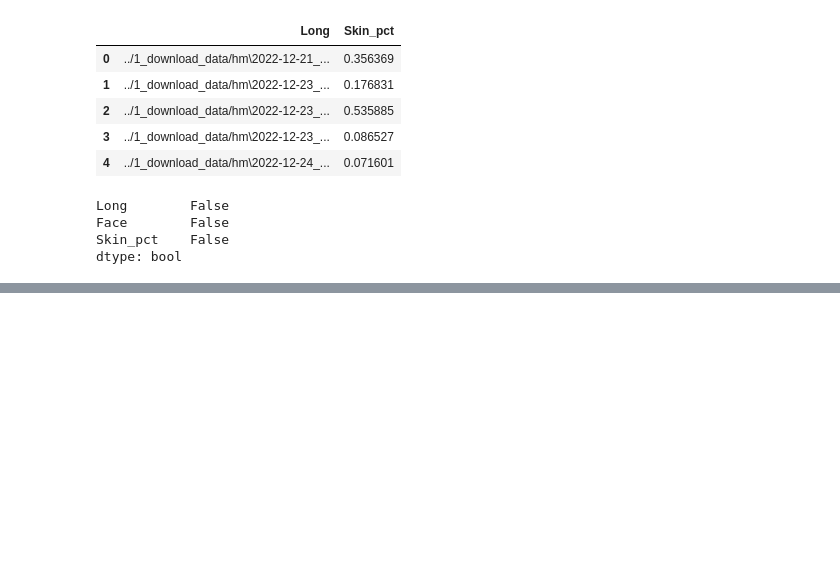
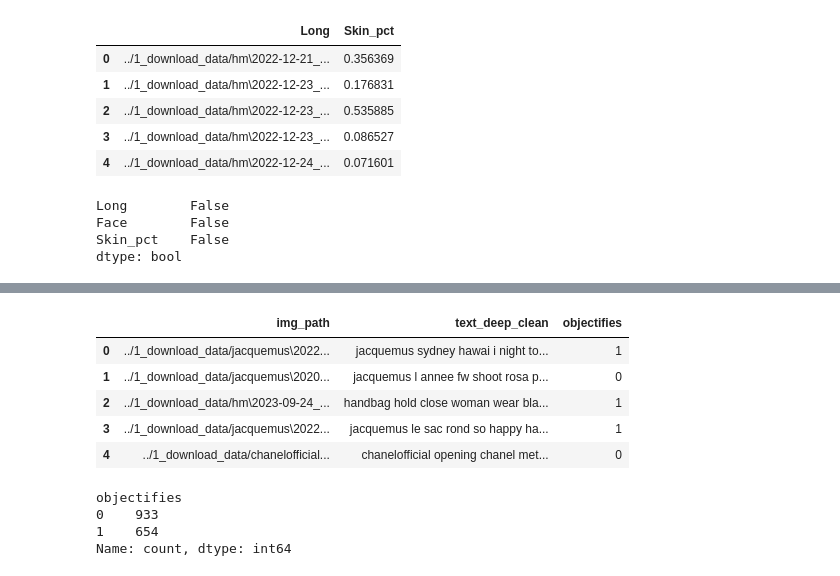
Before and after one commit to danielgvb/network_science, a Jupyter notebook: 3_wrangling/3_build_ml_df.ipynb, the cells around one changed output, grey strips where cells are left out. Cells and saved outputs as stored; diff of their text form; code cells hidden in the pictures; blank space fills up the shorter version.

```diff
--- a/3_wrangling/3_build_ml_df.ipynb
+++ b/3_wrangling/3_build_ml_df.ipynb
@@ -36 +63,19 @@ df_label =  pd.read_excel('../0_data//pictures_captions_autocaptions_v2.xlsx')
+# %%
+# keep only relevant data
+df_text = data[['img_path', 'text_deep_clean', 'objectifies']]
+df_text.head()
+# %% [output]
+|  | img_path | text_deep_clean | objectifies |
+| 0 | ../1_download_data/jacquemus\2022... | jacquemus sydney hawai i night to... | 1 |
+| 1 | ../1_download_data/jacquemus\2020... | jacquemus l annee fw shoot rosa p... | 0 |
+| 2 | ../1_download_data/hm\2023-09-24_... | handbag hold close woman wear bla... | 1 |
+| 3 | ../1_download_data/jacquemus\2022... | jacquemus le sac rond so happy ha... | 1 |
+| 4 | ../1_download_data/chanelofficial... | chanelofficial opening chanel met... | 0 |
+# %%
+df_text['objectifies'].value_counts()
+# %% [output]
+objectifies
+0    933
+1    654
+Name: count, dtype: int64
 # %%
```
Also changed, not shown: parts of 13 cells of this notebook, 2 other files.
